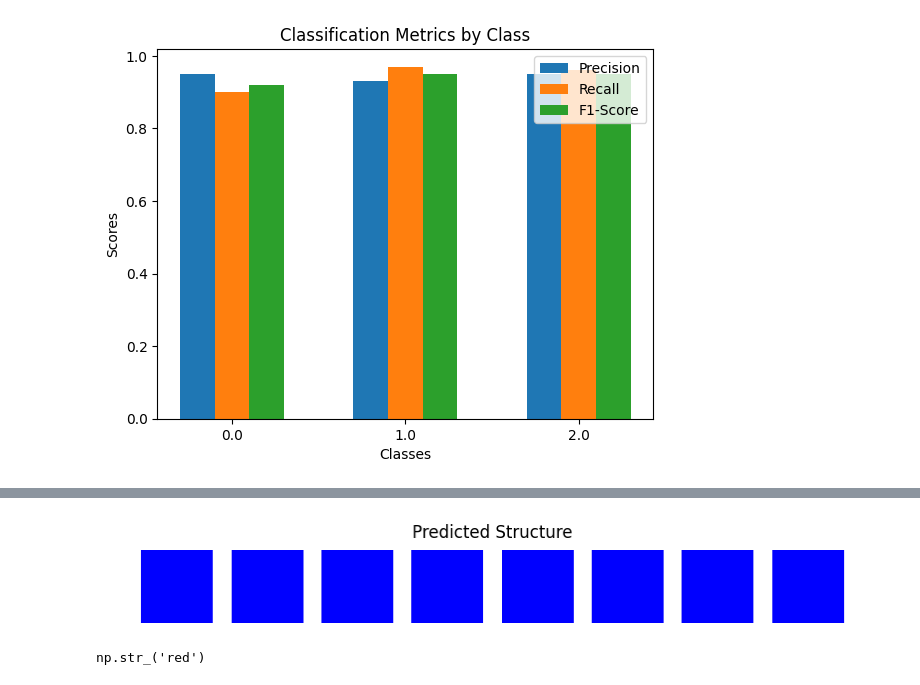
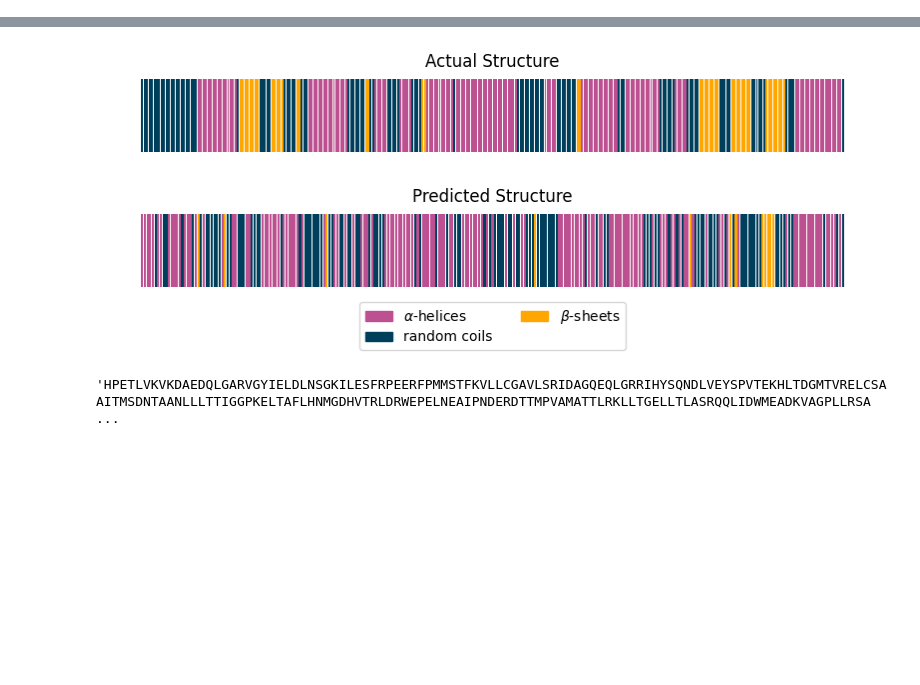
Before and after one commit to M0-X1m/FoldFinder, a Jupyter notebook: Final Code.ipynb, the cells around one changed output, grey strips where cells are left out. Saved outputs shown, nothing was run; the diff lists cells and outputs as text; code cells hidden in the pictures; blank space fills up the shorter version.

```diff
--- a/Final Code.ipynb
+++ b/Final Code.ipynb
@@ -392,7 +394,7 @@ transformed_data_one_hot_encoded = pd.get_dummies(transformed_data, columns = ['
 
 #Splitting the dataset to training and testing datasets
 X = transformed_data_one_hot_encoded.drop(columns=['pdb_id', 'label'])
-y = transformed_data_one_hot_encoded['label']
+y = transformed_data_one_hot_encoded['label'].astype(int)
 X_train, X_test, y_train, y_test = train_test_split(X, y, test_size = 0.33, random_state = 42)
 
 #Training the model
@@ -543,33 +483,6 @@ weighted avg       0.88      0.88      0.88    117100
-# %%
-import matplotlib.pyplot as plt
-import numpy as np
-
-# Data for plotting
-classes = ['0.0', '1.0', '2.0']
-precision = [0.95, 0.93, 0.95]
-recall = [0.90, 0.97, 0.96]
-f1_score = [0.92, 0.95, 0.95]
-
-# Plot settings
-x = np.arange(len(classes))
-width = 0.2
-
-fig, ax = plt.subplots()
-ax.bar(x - width, precision, width, label='Precision')
-ax.bar(x, recall, width, label='Recall')
-ax.bar(x + width, f1_score, width, label='F1-Score')
-
-# Customization
-ax.set_xlabel('Classes')
-ax.set_ylabel('Scores')
-ax.set_title('Classification Metrics by Class')
-ax.set_xticks(x)
-ax.set_xticklabels(classes)
-ax.legend()
-plt.show()
-# %% [output]
-[figure, removed]
 # %%
+#For prediction
+
 def submit_blast(sequence, database):
     url = "https://blast.ncbi.nlm.nih.gov/Blast.cgi"
     params = {
@@ -625,7 +538,7 @@ def parse_exact_matches(xml_results, query_sequence):
 
 def lets_predict(model, actual_structure = True):
 
-    colors = ['blue', 'red', 'green']
+    colors = ["#003f5c", "#bc5090", "#ffa600"]
     cmap = np.array(colors)
 
     model_feature_list = list(model.feature_names_in_)
@@ -640,12 +553,13 @@ def lets_predict(model, actual_structure = True):
 
             status = check_blast_status(rid)
             while status == "WAITING":
-                time.sleep(10)
+                time.sleep(30)
+                print(f"Still searching! Next update at {(datetime.now()+ timedelta(seconds = 30)).strftime('%H:%M:%S')}")
                 status = check_blast_status(rid)
             if status == "FINISHED":
                 print("Job finished. Retrieving results...")
-                xml_results = retrieve_blast_results(rid, format_type="XML")
-                matches = parse_exact_matches(xml_results, sequence)
+                xml_results = retrieve_blast_results(rid, format_type = "XML")
+                matches = parse_exact_matches(xml_results, sequence_input)
                 if matches:
                     pdb_id = matches[0].split('|')[1]
                 else:
@@ -654,14 +568,14 @@ def lets_predict(model, actual_structure = True):
                 print("No structure found!")
 
         except Exception as e:
-            print("No structure found!")
+            print(f"Error: {e}")
 
     if pdb_id:
-        _,_,true_labels = fetch_motifs_data(pdb_id)
-        plt.figure(figsize=(10, 1))
+        seqq, _, true_labels = fetch_motifs_data(pdb_id)
+        plt.figure(figsize = (10, 1))
         for i in range(len(true_labels)):
-            plt.bar(i, 1, color=cmap[int(true_labels[i])], edgecolor='none')
-        plt.title('Actual Structure')
+            plt.bar(i, 1, color = cmap[int(true_labels[i])], edgecolor = 'none')
+        plt.title(f'Actual Structure')
         plt.axis('off')
 
 
@@ -669,21 +583,26 @@ def lets_predict(model, actual_structure = True):
     X = feature_transformation(sequence_input)
     X = pd.get_dummies(X, columns = ['p3', 'p4', 'p5', 'a3', 'a4', 'a5', 'code', 'polarity', 'charge'])
     features_not_in_dataset = set(model_feature_list).difference(set(X.columns))
-    new_columns = pd.DataFrame({feature: False for feature in features_not_in_dataset}, index=X.index)
-    X = pd.concat([X, new_columns], axis=1)
+    new_columns = pd.DataFrame({feature: False for feature in features_not_in_dataset}, index = X.index)
+    X = pd.concat([X, new_columns], axis = 1)
     X = X[model_feature_list]
     predicted_labels = model.predict(X)
 
-    plt.figure(figsize=(10, 1))
+    plt.figure(figsize = (10, 1))
     for i in range(len(predicted_labels)):
-        plt.bar(i, 1, color=cmap[int(predicted_labels[i])], edgecolor='none')#, label = cmap[int(predicted_labels[i])])
+        plt.bar(i, 1, color = cmap[int(predicted_labels[i])], edgecolor = 'none')
     plt.title('Predicted Structure')
     plt.axis('off')
-    # plt.legend()
+
+    helices_patch = mpatches.Patch(color = '#bc5090', label = r'$\alpha$-helices')
+    random_coils_patch = mpatches.Patch(color = '#003f5c', label = 'random coils')
+    sheets_patch = mpatches.Patch(color = '#ffa600', label = r'$\beta$-sheets')
+    plt.legend(handles=[helices_patch, random_coils_patch, sheets_patch],loc = 'upper center', bbox_to_anchor = (0.5, -0.1), ncol = 2)
+
 
 
 
     return
 # %%
-lets_predict(rf_model, actual_structure = False)
+lets_predict(rf_model, actual_structure = True)
 # %% [output]
@@ -691 +617,2 @@ Enter the amino acid sequence of your polypeptide:  ghnlsdyt
-[figure, old version]
+[figure, new version]
+[figure, added]
@@ -695,4 +619,4 @@ Enter the amino acid sequence of your polypeptide:  ghnlsdyt
-# %%
-cmap[1]
-# %% [output]
-np.str_('red')
+# %%
+pr_sequences.iloc[8]['sequence']
+# %% [output]
+'HPETLVKVKDAEDQLGARVGYIELDLNSGKILESFRPEERFPMMSTFKVLLCGAVLSRIDAGQEQLGRRIHYSQNDLVEYSPVTEKHLTDGMTVRELCSAAITMSDNTAANLLLTTIGGPKELTAFLHNMGDHVTRLDRWEPELNEAIPNDERDTTMPVAMATTLRKLLTGELLTLASRQQLIDWMEADKVAGPLLRSA ...
```
Also changed, not shown: parts of 6 cells of this notebook.
